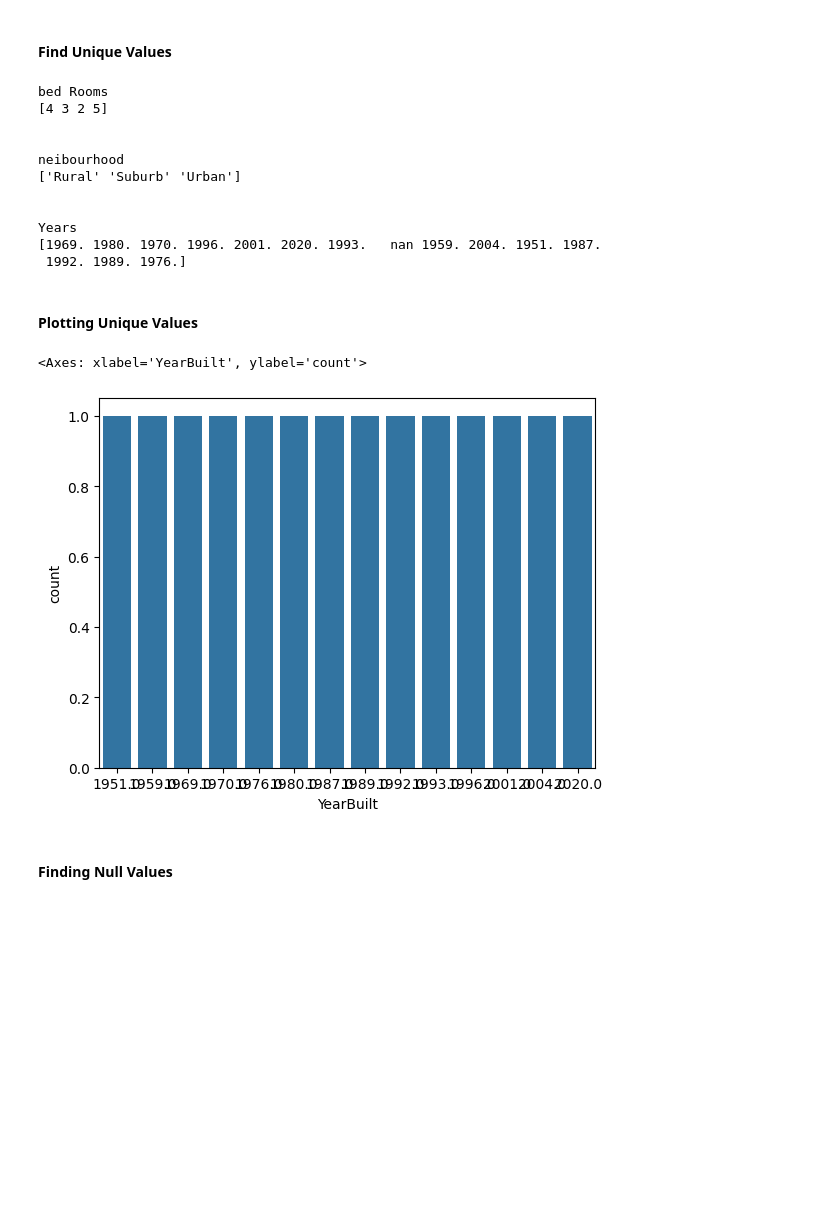
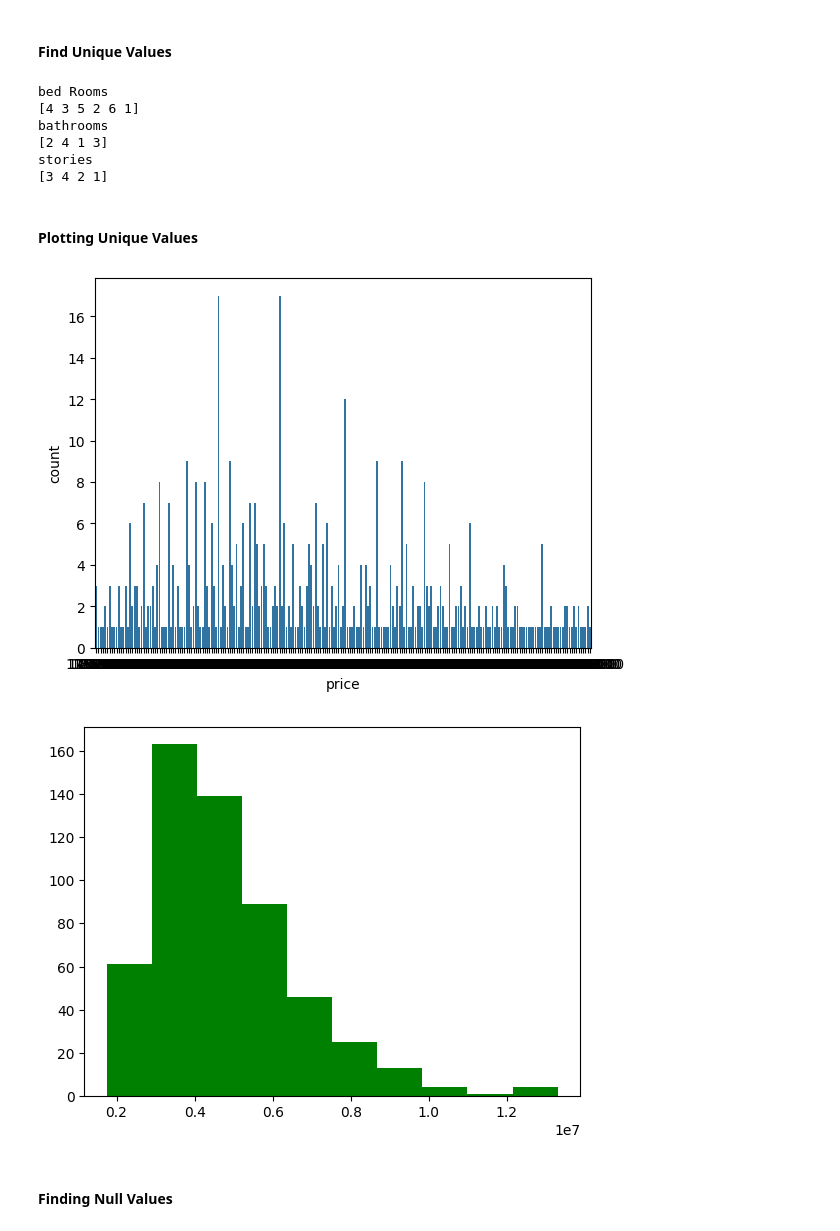
Before and after one commit to klnlokeshkumar/sem6, a Jupyter notebook: 08.ML_LAB/programs/week04.ipynb, the cells around one changed output. Cells and saved outputs as stored; diff of their text form; code cells hidden in the pictures; blank space fills up the shorter version.

```diff
--- a/08.ML_LAB/programs/week04.ipynb
+++ b/08.ML_LAB/programs/week04.ipynb
@@ -43,6 +43,6 @@ import matplotlib.pyplot as plt
 # %% [markdown]
 #### Load Data
 # %%
-df = pd.read_csv("housing_price_dataset.csv")
+df = pd.read_csv("assets/Housing.csv")
 df.head()
 # %% [output]
@@ -92,34 +100,30 @@ df.duplicated().sum()
 #### Find Unique Values
 # %%
 print("bed Rooms")
-print(df['Bedrooms'].unique())
-print("\n")
-print("neibourhood")
-print(df["Neighborhood"].unique())
-print("\n")
-print("Years")
-print(df["YearBuilt"].unique())
-print("\n")
+print(df['bedrooms'].unique())
+
+print("bathrooms")
+print(df["bathrooms"].unique())
+
+print("stories")
+print(df["stories"].unique())
 # %% [output]
 bed Rooms
-[4 3 2 5]
-
-
-neibourhood
-['Rural' 'Suburb' 'Urban']
-
-
-Years
-[1969. 1980. 1970. 1996. 2001. 2020. 1993.   nan 1959. 2004. 1951. 1987.
- 1992. 1989. 1976.]
+[4 3 5 2 6 1]
+bathrooms
+[2 4 1 3]
+stories
+[3 4 2 1]
 # %% [markdown]
 #### Plotting Unique Values
 # %%
-sns.countplot(x= 'YearBuilt', data=df)
-# plt.show()
+sns.countplot(x= 'price', data=df)
+plt.show()
+plt.hist(df['price'], bins=10, color='green')
+plt.show()
 # %% [output]
-<Axes: xlabel='YearBuilt', ylabel='count'>
-[figure, old version]
+[figure, new version]
+[figure, added]
 # %% [markdown]
 #### Finding Null Values
 # %%
```
Also changed, not shown: parts of 22 cells of this notebook, 4 other files.
